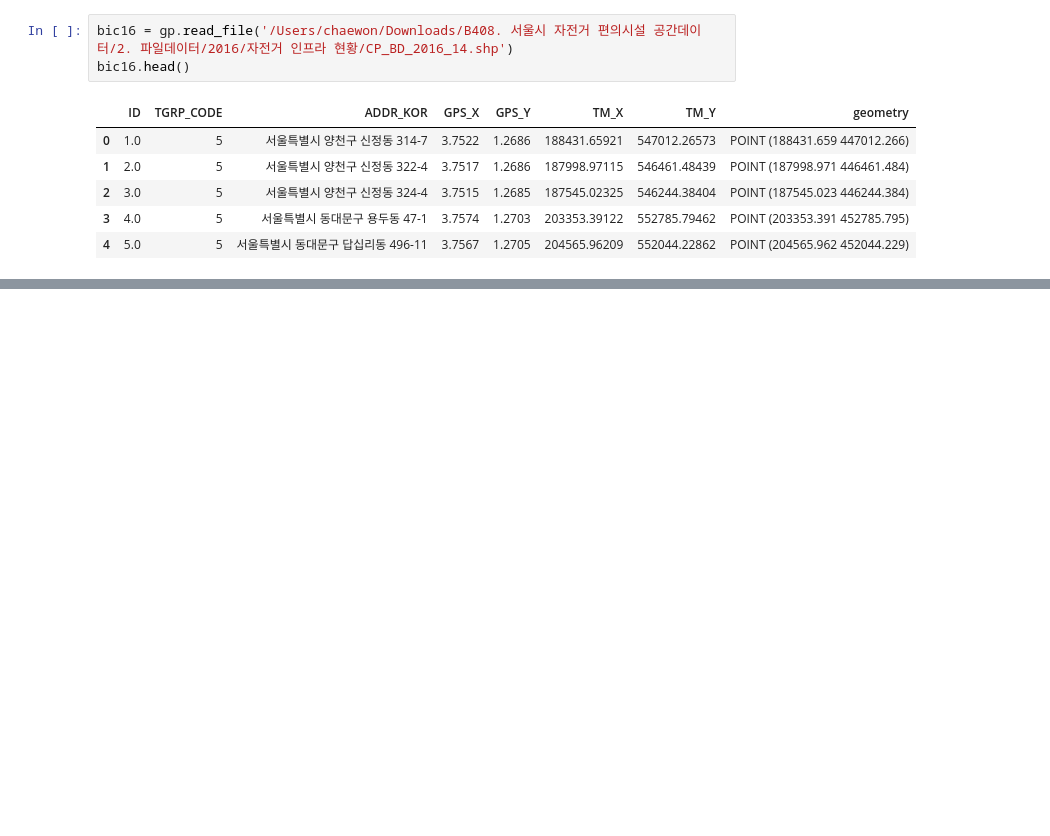
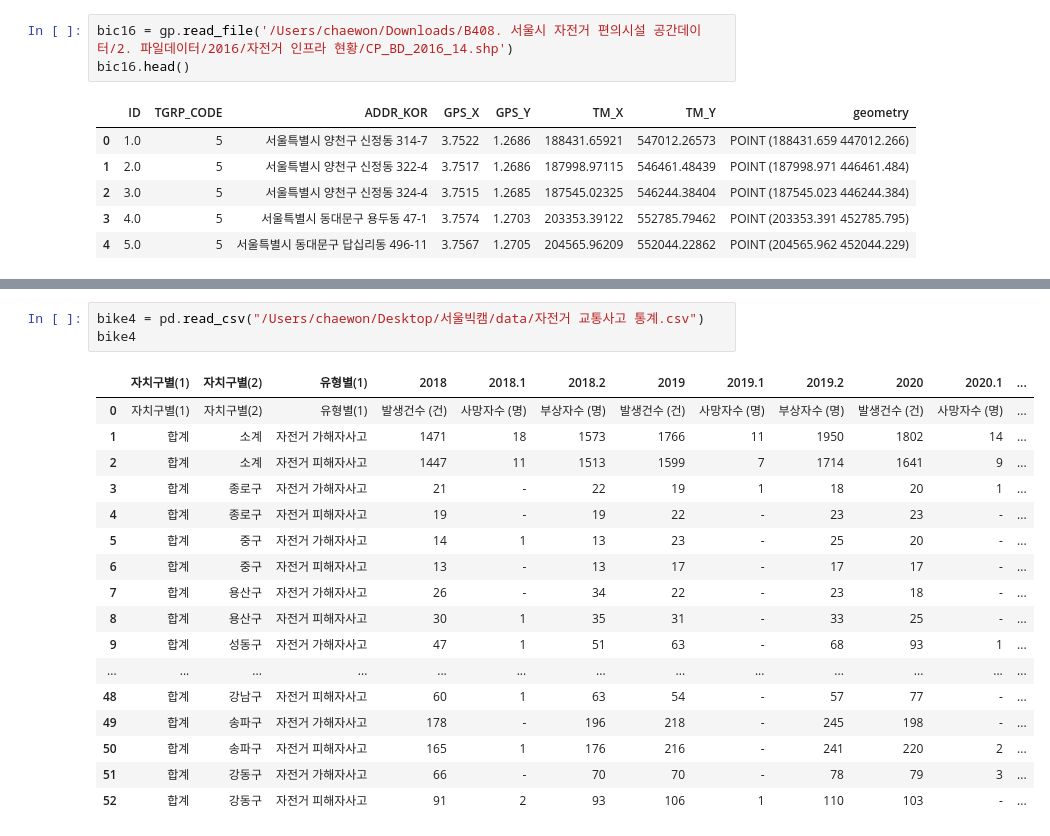
Before and after one commit to won4513/bigdata_campus, a Jupyter notebook: Bicycle/1.ipynb, the cells around one changed output, grey strips where cells are left out. Cells and saved outputs as stored; diff of their text form; blank space fills up the shorter version.

```diff
--- a/Bicycle/1.ipynb
+++ b/Bicycle/1.ipynb
@@ -75,0 +131,21 @@ bic16.head()
+# %%
+bike4 = pd.read_csv("/Users/chaewon/Desktop/서울빅캠/data/자전거 교통사고 통계.csv")
+bike4
+# %% [output]
+|  | 자치구별(1) | 자치구별(2) | 유형별(1) | 2018 | 2018.1 | 2018.2 | 2019 | 2019.1 | 2019.2 | 2020 | 2020.1 | ... |
+| 0 | 자치구별(1) | 자치구별(2) | 유형별(1) | 발생건수 (건) | 사망자수 (명) | 부상자수 (명) | 발생건수 (건) | 사망자수 (명) | 부상자수 (명) | 발생건수 (건) | 사망자수 (명) | ... |
+| 1 | 합계 | 소계 | 자전거 가해자사고 | 1471 | 18 | 1573 | 1766 | 11 | 1950 | 1802 | 14 | ... |
+| 2 | 합계 | 소계 | 자전거 피해자사고 | 1447 | 11 | 1513 | 1599 | 7 | 1714 | 1641 | 9 | ... |
+| 3 | 합계 | 종로구 | 자전거 가해자사고 | 21 | - | 22 | 19 | 1 | 18 | 20 | 1 | ... |
+| 4 | 합계 | 종로구 | 자전거 피해자사고 | 19 | - | 19 | 22 | - | 23 | 23 | - | ... |
+| 5 | 합계 | 중구 | 자전거 가해자사고 | 14 | 1 | 13 | 23 | - | 25 | 20 | - | ... |
+| 6 | 합계 | 중구 | 자전거 피해자사고 | 13 | - | 13 | 17 | - | 17 | 17 | - | ... |
+| 7 | 합계 | 용산구 | 자전거 가해자사고 | 26 | - | 34 | 22 | - | 23 | 18 | - | ... |
+| 8 | 합계 | 용산구 | 자전거 피해자사고 | 30 | 1 | 35 | 31 | - | 33 | 25 | - | ... |
+| 9 | 합계 | 성동구 | 자전거 가해자사고 | 47 | 1 | 51 | 63 | - | 68 | 93 | 1 | ... |
+| ... | ... | ... | ... | ... | ... | ... | ... | ... | ... | ... | ... | ... |
+| 48 | 합계 | 강남구 | 자전거 피해자사고 | 60 | 1 | 63 | 54 | - | 57 | 77 | - | ... |
+| 49 | 합계 | 송파구 | 자전거 가해자사고 | 178 | - | 196 | 218 | - | 245 | 198 | - | ... |
+| 50 | 합계 | 송파구 | 자전거 피해자사고 | 165 | 1 | 176 | 216 | - | 241 | 220 | 2 | ... |
+| 51 | 합계 | 강동구 | 자전거 가해자사고 | 66 | - | 70 | 70 | - | 78 | 79 | 3 | ... |
+| 52 | 합계 | 강동구 | 자전거 피해자사고 | 91 | 2 | 93 | 106 | 1 | 110 | 103 | - | ... |
```
Also changed, not shown: parts of 10 cells of this notebook, 2 other files.
